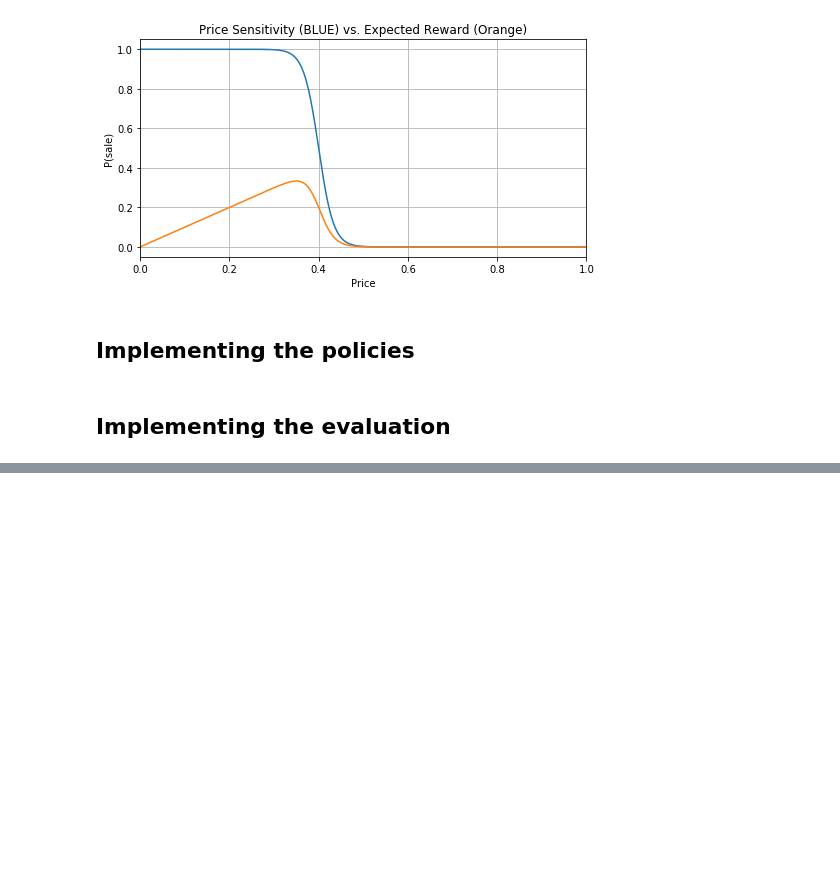
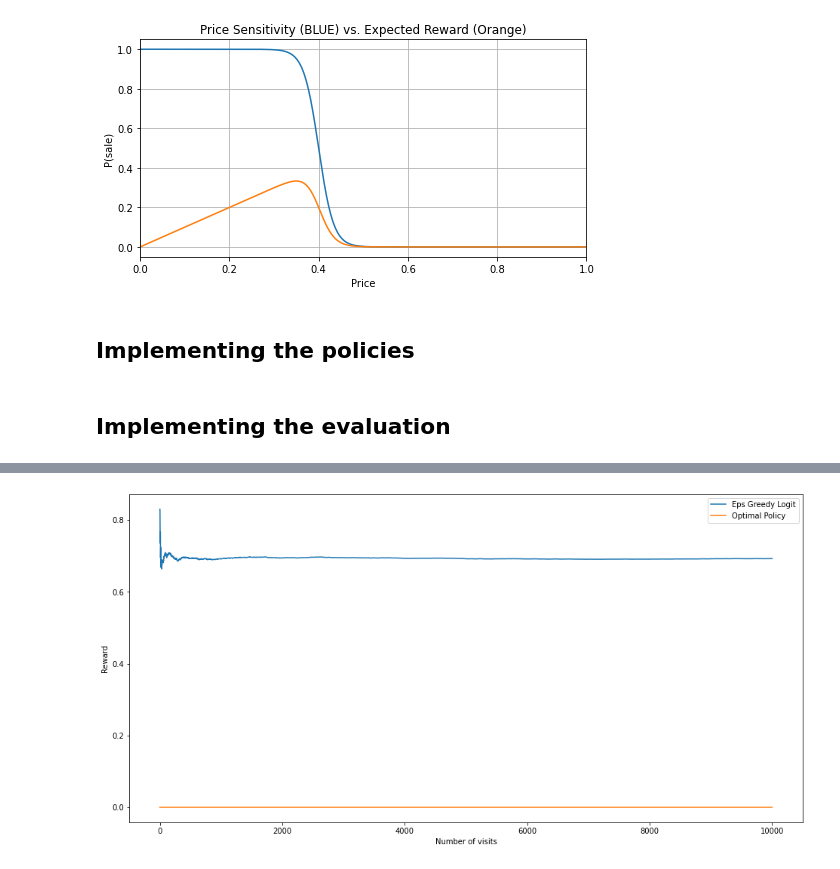
Before and after one commit to xanmendelsohn/Dynamic-Pricing-with-Reinforcement-Learning, a Jupyter notebook: multi-arm-bandits-JAX.ipynb, the cells around one changed output, grey strips where cells are left out. Drawn from its saved outputs; the diff is of its cells as text; code cells hidden in the pictures; blank space fills up the shorter version.

```diff
--- a/multi-arm-bandits-JAX.ipynb
+++ b/multi-arm-bandits-JAX.ipynb
@@ -258,3 +265,22 @@ def reward_evolution(history):
+# %%
+def regret_evolution(history):
+    """
+    Calculates the regret for every action in the experiment history
+    """
+
+    # Calculating regret with regard to picking the optimal (0.045) variant
+    def fn(acc, regret):
+        n, r = acc[0] + 1, acc[1] + regret
+        return (n, r), (r / n)
+
+    # Calculating regret values over entire history
+    _, regret = lax.scan(
+        jax.jit(fn),
+        (jnp.array(0), jnp.array(0)),
+        history[2]
+    )
+
+    return regret
 # %%
 # Epsilon greedy policy
 (epsilon_greedy_params, _), epsilon_greedy_history = evaluate(
@@ -287,0 +314,16 @@ plt.show()
+# %%
+# Visualisation
+fig, ax = plt.subplots(figsize=(16, 8))
+
+x = jnp.arange(1, NUM_VISITS + 1)
+
+ax.set_xlabel('Number of visits')
+ax.set_ylabel('Reward')
+
+ax.plot(x, regret_evolution(epsilon_greedy_history), label='Eps Greedy Logit')
+ax.plot(x, regret_evolution(optimal_history), label='Optimal Policy')
+
+plt.legend()
+plt.show()
+# %% [output]
+[figure, added]
```
Also changed, not shown: parts of 5 cells of this notebook, 3 other files.
